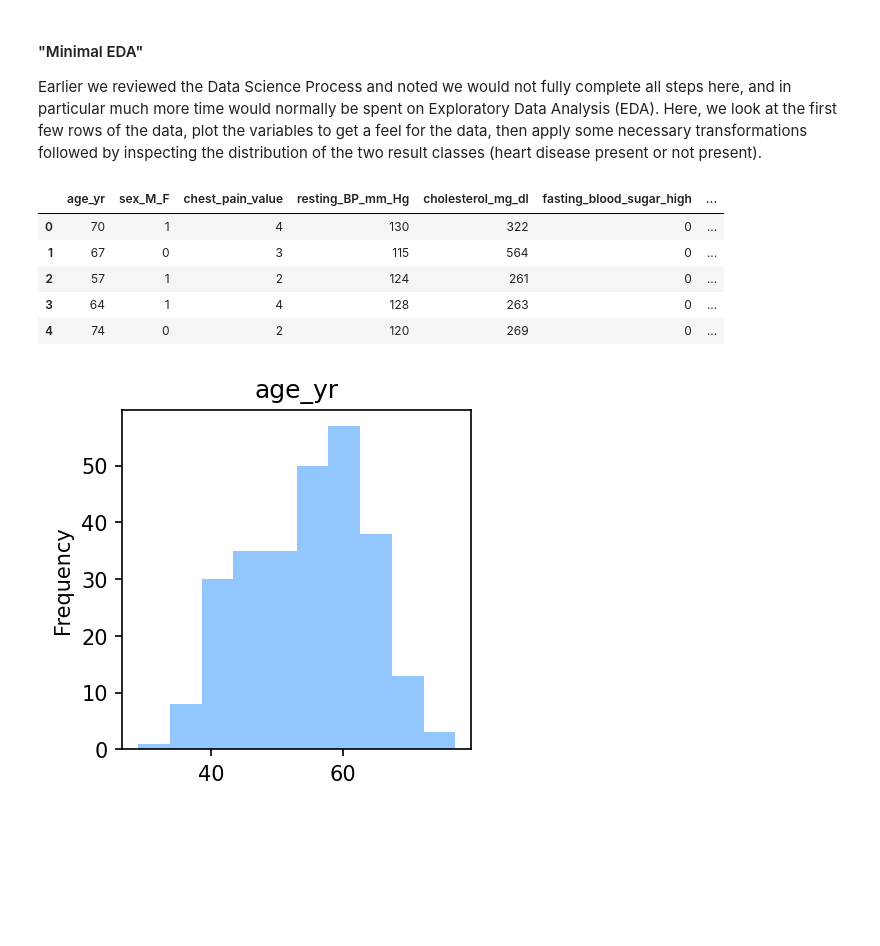
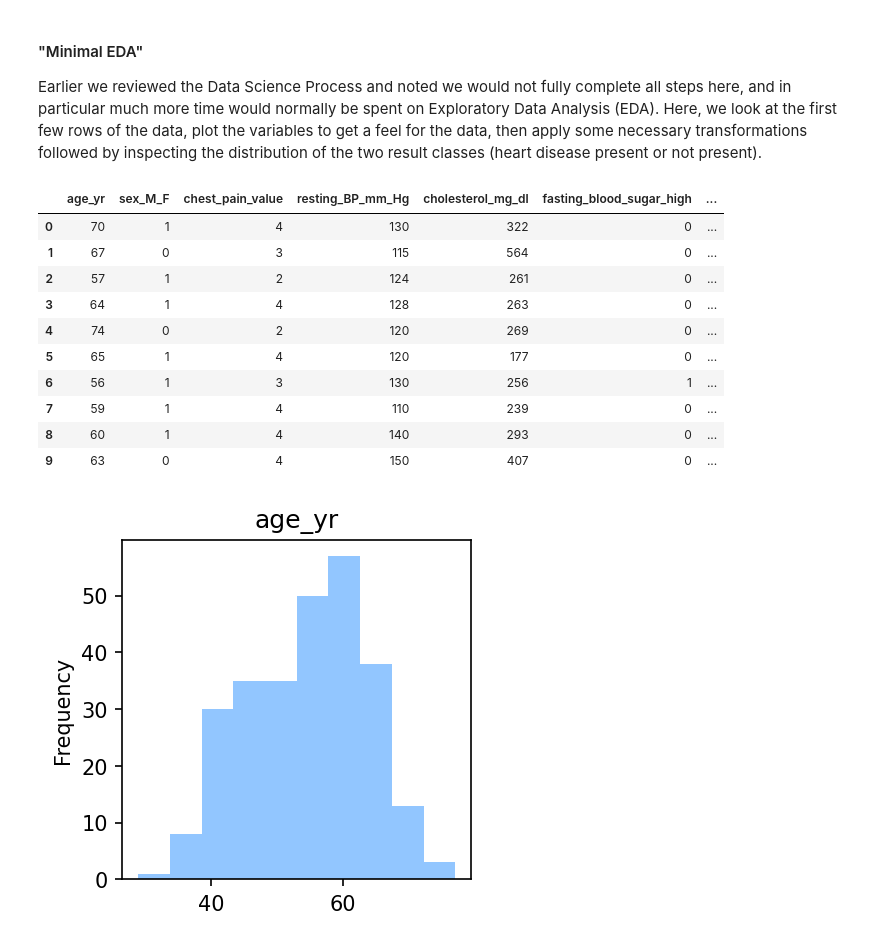
Before and after one commit to DelinM/DataScience_Logistic-Regression, a Jupyter notebook: Logistic Regression Advanced Case Study.ipynb, the cells around one changed output. Drawn from its saved outputs; the diff is of its cells as text; code cells hidden in the pictures; blank space fills up the shorter version.

```diff
--- a/Logistic Regression Advanced Case Study.ipynb
+++ b/Logistic Regression Advanced Case Study.ipynb
@@ -306,14 +303,19 @@ heart_disease
 
 Earlier we reviewed the Data Science Process and noted we would not fully complete all steps here, and in particular much more time would normally be spent on Exploratory Data Analysis (EDA). Here, we look at the first few rows of the data, plot the variables to get a feel for the data, then apply some necessary transformations followed by inspecting the distribution of the two result classes (heart disease present or not present).
 # %%
-dflog.head()
+dflog.head(10)
 # %% [output]
 |  | age_yr | sex_M_F | chest_pain_value | resting_BP_mm_Hg | cholesterol_mg_dl | fasting_blood_sugar_high | ... |
 | 0 | 70 | 1 | 4 | 130 | 322 | 0 | ... |
 | 1 | 67 | 0 | 3 | 115 | 564 | 0 | ... |
 | 2 | 57 | 1 | 2 | 124 | 261 | 0 | ... |
 | 3 | 64 | 1 | 4 | 128 | 263 | 0 | ... |
 | 4 | 74 | 0 | 2 | 120 | 269 | 0 | ... |
+| 5 | 65 | 1 | 4 | 120 | 177 | 0 | ... |
+| 6 | 56 | 1 | 3 | 130 | 256 | 1 | ... |
+| 7 | 59 | 1 | 4 | 110 | 239 | 0 | ... |
+| 8 | 60 | 1 | 4 | 140 | 293 | 0 | ... |
+| 9 | 63 | 0 | 4 | 150 | 407 | 0 | ... |
 # %%
 for col in list(dflog.columns):
     dflog[col].plot(kind = 'hist', title = col)
```
Also changed, not shown: parts of 11 cells of this notebook.
